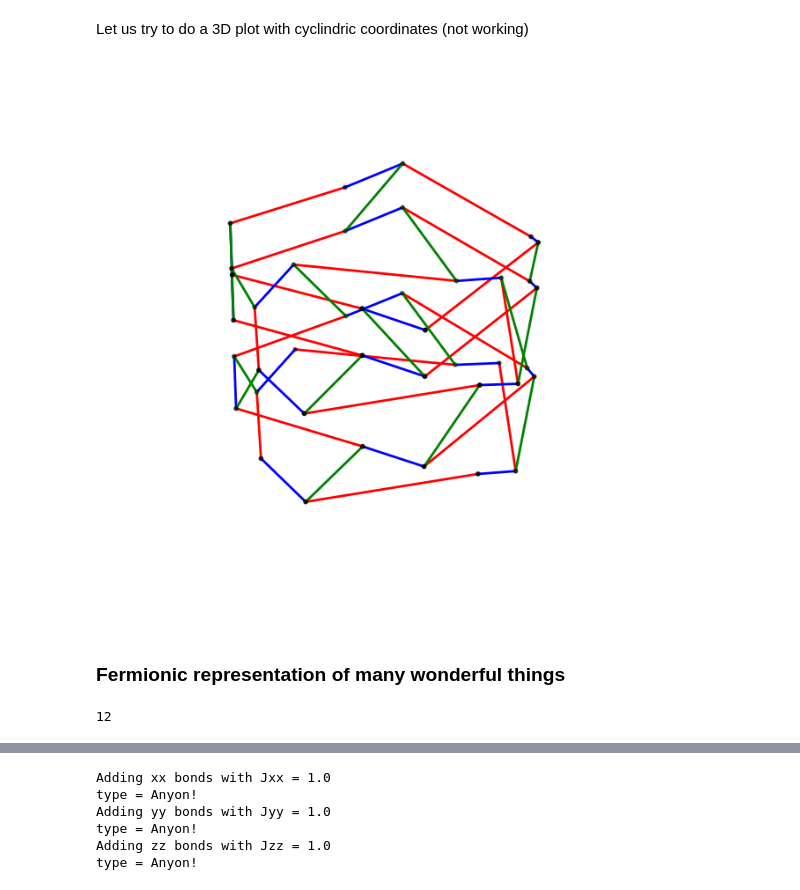
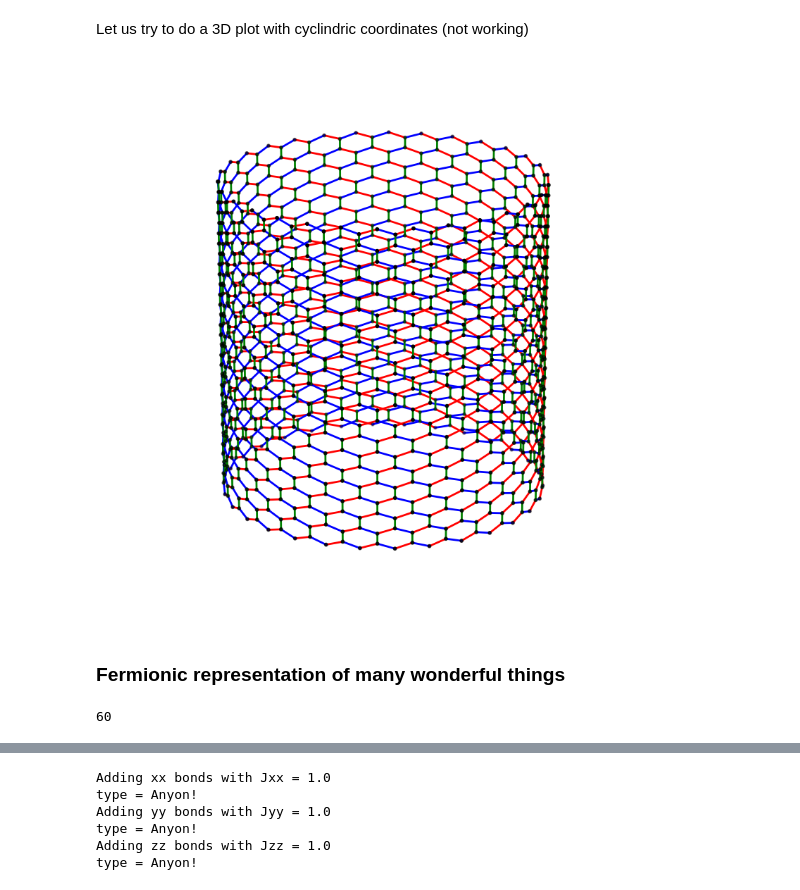
Before and after one commit to gconcheri/MasterThesis, a Jupyter notebook: fermionic_model_PBC.ipynb, the cells around one changed output, grey strips where cells are left out. Saved outputs shown, nothing was run; the diff lists cells and outputs as text; code cells hidden in the pictures.

Commit message:
aggiunto plot cilindrico e animazione rotazione, e sistemato un po' file jupyter

```diff
--- a/fermionic_model_PBC.ipynb
+++ b/fermionic_model_PBC.ipynb
@@ -230,8 +142,8 @@ def plot_honeycomb_cylinder(model, R=5):
 # %%
-modell = site.SitesPBC(Npx=4, Npy=4)
-plot_honeycomb_cylinder(modell, R=5)
+modell = site.SitesPBC(Npx=30, Npy=20)
+site.plot_honeycomb_cylinder(modell, make_gif = True, gif_filename = "cylinderatuttotondo.gif", plot_anyon_bonds = False, indices = None)
 # %% [output]
-[figure, old version]
+[figure, new version]
 # %% [markdown]
 ### Fermionic representation of many wonderful things
 # %%
@@ -239,11 +151,11 @@ import free_fermion_representation as f
 importlib.reload(f)
 import pandas as pd
 # %%
-model = site.SitesPBC(Npx=2, Npy=2)
+model = site.SitesPBC(Npx=5, Npy=5)
 fgs = f.FermionicGaussianRepresentation(model)
 print(model.Nsites)
 # %% [output]
-12
+60
 # %%
 H0_xmaj = f.generate_Hamiltonian_Majorana(model, Jxx=1.0, Jyy=0.0, Jzz=0.0)
 H0_ymaj = f.generate_Hamiltonian_Majorana(model, Jxx=0.0, Jyy=1.0, Jzz=0.0)
```
Also changed, not shown: parts of 15 cells of this notebook, 6 other files.
